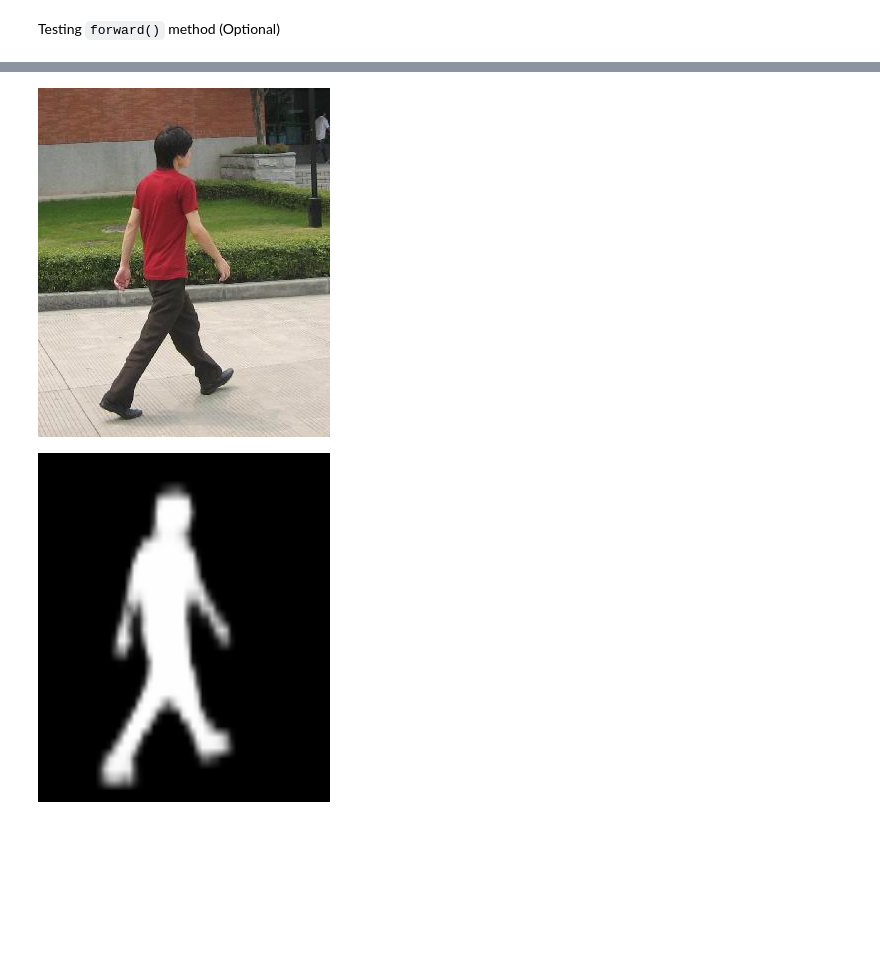
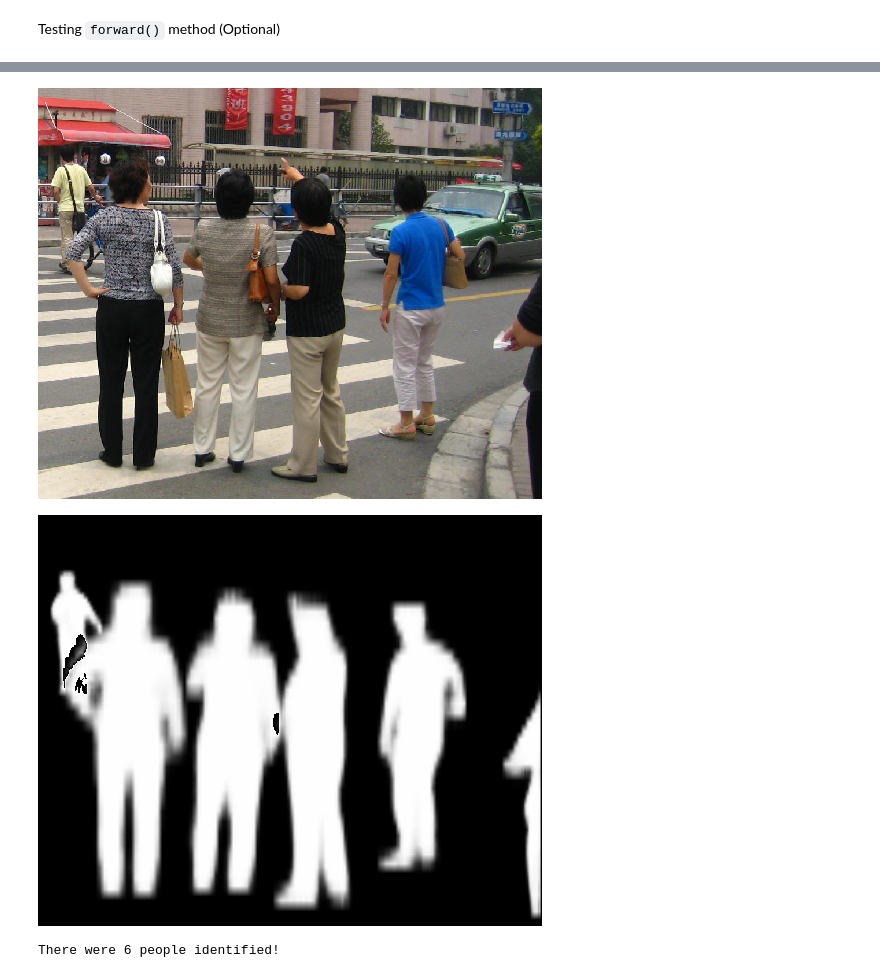
Before and after one commit to ACSoupir/PytorchExamples, a Jupyter notebook: Finetuning_instance_segmentation.ipynb, the cells around one changed output, grey strips where cells are left out. Saved outputs shown, nothing was run; the diff lists cells and outputs as text; code cells hidden in the pictures; blank space fills up the shorter version.

Commit message:
added all masks to a single image

```diff
--- a/Finetuning_instance_segmentation.ipynb
+++ b/Finetuning_instance_segmentation.ipynb
@@ -330,6 +312,6 @@ Test:  [49/50]  eta: 0:00:00  model_time: 0.0724 (0.0771)  evaluator_time: 0.003
 # %%
 # pick one image from the test set
-img, _ = dataset_test[0]
+img, _ = dataset_test[10]
 # put the model in evaluation mode
 model.eval()
 with torch.no_grad():
@@ -337,8 +319,16 @@ with torch.no_grad():
 # %%
 Image.fromarray(img.mul(255).permute(1, 2, 0).byte().numpy())
 # %% [output]
-[figure, old version]
+[figure, new version]
 # %%
-Image.fromarray(prediction[0]['masks'][0, 0].mul(255).byte().cpu().numpy())
+mask = 0
+for im in range(len(prediction[0]['masks'])):
+  dat = prediction[0]['masks'][im,0].mul(255).byte().cpu().numpy()
+  mask = np.add(mask, dat)
+Image.fromarray(mask)
 # %% [output]
-[figure, old version]
+[figure, new version]
+# %%
+print("There were " + str(len(prediction[0]['masks'])) + " people identified!")
+# %% [output]
+There were 6 people identified!
```
Also changed, not shown: parts of 1 cell of this notebook.
